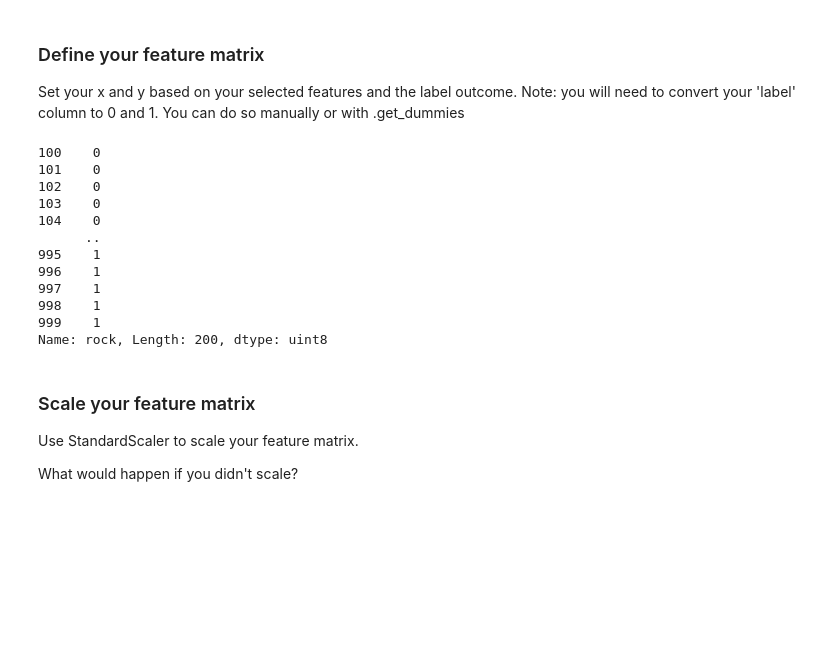
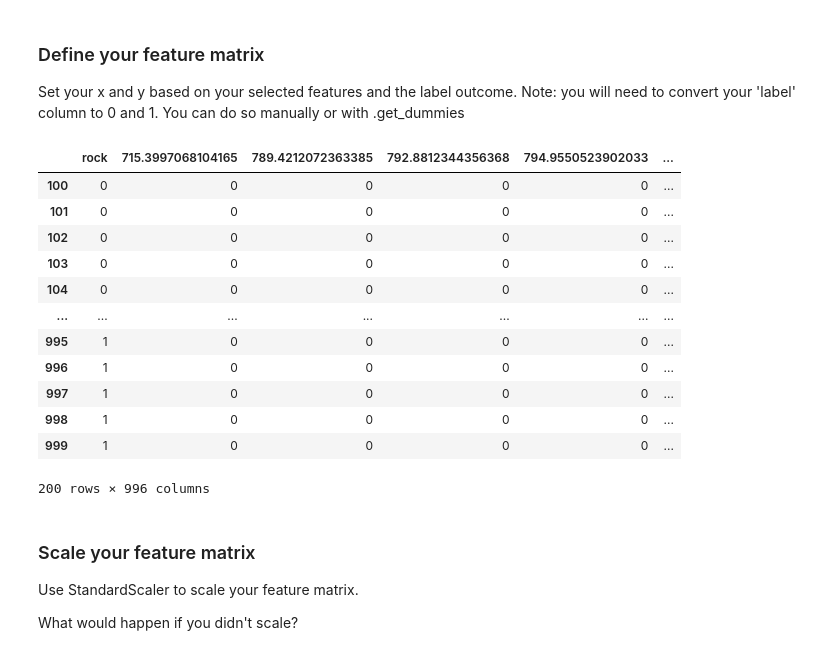
Before and after one commit to jwesterstahl/AudioTechII, a Jupyter notebook: Activities/Activity7_PandasRegression.ipynb, the cells around one changed output. Saved outputs shown, nothing was run; the diff lists cells and outputs as text; code cells hidden in the pictures; blank space fills up the shorter version.

```diff
--- a/Activities/Activity7_PandasRegression.ipynb
+++ b/Activities/Activity7_PandasRegression.ipynb
@@ -97,32 +97,34 @@ Note: you will need to convert your 'label' column to 0 and 1. You can do so man
 # %%
 dataFeatures = dataFilt[['label', 'spectral_centroid_mean',
     'spectral_bandwidth_mean', 'spectral_centroid_var',
     "spectral_bandwidth_var", "harmony_mean"]]
 
 
 label = pd.get_dummies(dataFeatures['label'], drop_first=True)
 spectral_centroid_mean = pd.get_dummies(dataFeatures['spectral_centroid_mean'], drop_first=True)
 spectral_bandwidth_mean = pd.get_dummies(dataFeatures['spectral_bandwidth_mean'], drop_first=True)
 spectral_centroid_var = pd.get_dummies(dataFeatures['spectral_centroid_var'], drop_first=True)
 spectral_bandwidth_var = pd.get_dummies(dataFeatures['spectral_bandwidth_var'], drop_first=True)
 harmony_mean = pd.get_dummies(dataFeatures['harmony_mean'], drop_first=True)
 
 dataDummy = pd.concat([label,spectral_centroid_mean, spectral_bandwidth_mean, spectral_centroid_var, spectral_centroid_var, harmony_mean], axis=1)
 
-dataDummy['rock'].replace(0)
+
+dataDummy
 # %% [output]
+|  | rock | 715.3997068104165 | 789.4212072363385 | 792.8812344356368 | 794.9550523902033 | ... |
+| 100 | 0 | 0 | 0 | 0 | 0 | ... |
+| 101 | 0 | 0 | 0 | 0 | 0 | ... |
+| 102 | 0 | 0 | 0 | 0 | 0 | ... |
+| 103 | 0 | 0 | 0 | 0 | 0 | ... |
+| 104 | 0 | 0 | 0 | 0 | 0 | ... |
+| ... | ... | ... | ... | ... | ... | ... |
+| 995 | 1 | 0 | 0 | 0 | 0 | ... |
+| 996 | 1 | 0 | 0 | 0 | 0 | ... |
+| 997 | 1 | 0 | 0 | 0 | 0 | ... |
+| 998 | 1 | 0 | 0 | 0 | 0 | ... |
+| 999 | 1 | 0 | 0 | 0 | 0 | ... |
-100    0
-101    0
-102    0
-103    0
-104    0
-      ..
-995    1
-996    1
-997    1
-998    1
-999    1
-Name: rock, Length: 200, dtype: uint8
+200 rows × 996 columns
 # %% [markdown]
 ### Scale your feature matrix
 
```
Also changed, not shown: parts of 1 cell of this notebook.
